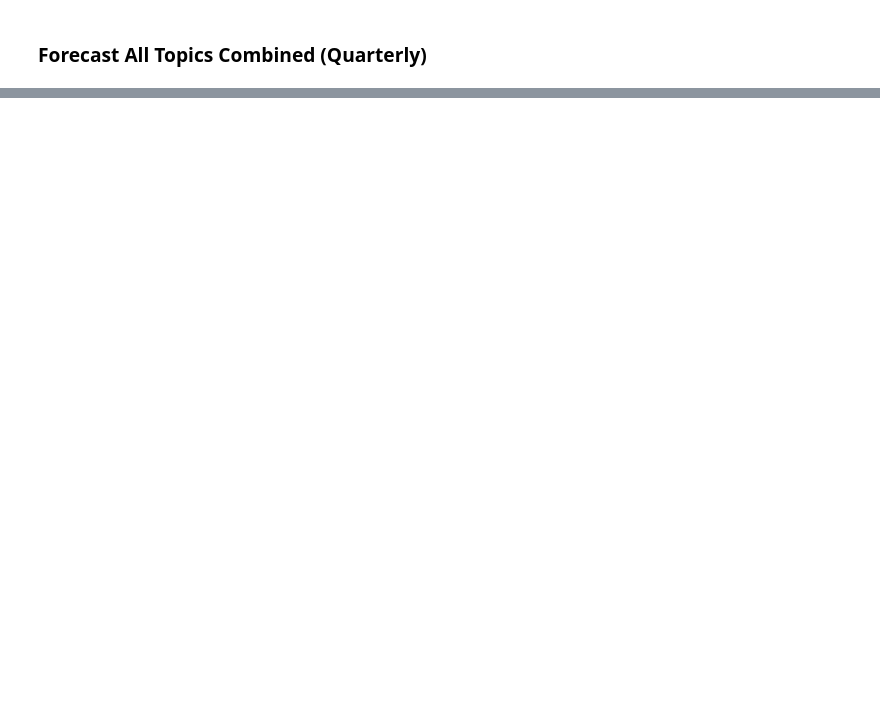
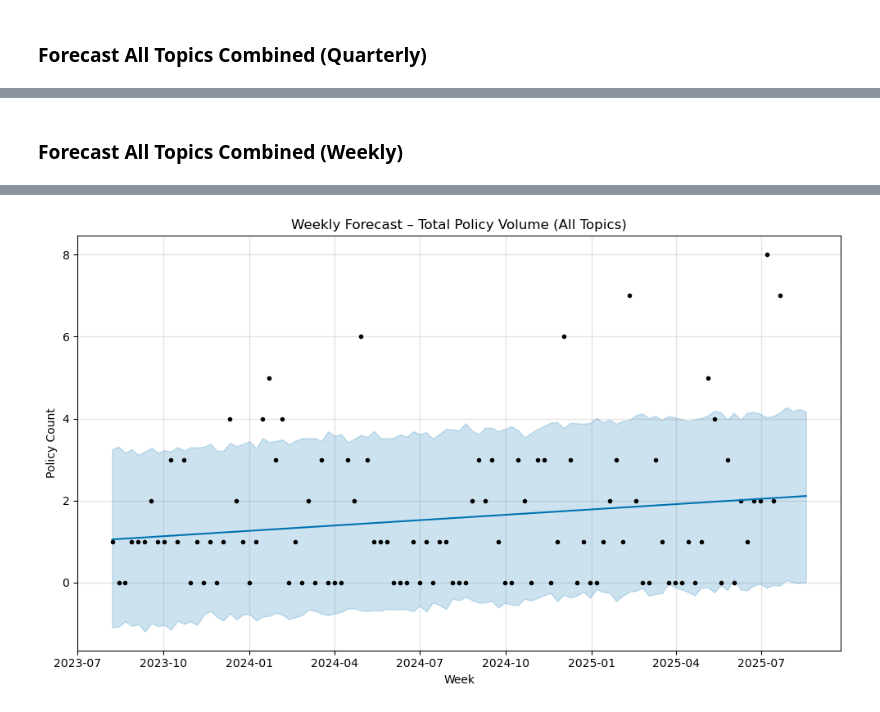
Before and after one commit to AmritaNeogi/GDPR-CCPA-Risk-Pipeline-with-Airflow, a Jupyter notebook: notebooks/Temporal & Thematic Forecasting.ipynb, the cells around one changed output, grey strips where cells are left out. Saved outputs shown, nothing was run; the diff lists cells and outputs as text; code cells hidden in the pictures; blank space fills up the shorter version.

```diff
--- a/notebooks/Temporal & Thematic Forecasting.ipynb
+++ b/notebooks/Temporal & Thematic Forecasting.ipynb
@@ -337,0 +340,8 @@ plt.show()
+# %%
+# Load file with severity and topic labels
+df = pd.read_csv("../data/processed/cleaned_with_topic_and_severity.csv", parse_dates=["date"])
+
+# Clean + map severity if not already done
+severity_map = {"LOW": 1, "MEDIUM": 2, "HIGH": 3}
+df["severity_score"] = df["severity"].str.upper().map(severity_map)
+df.dropna(subset=["date", "topic"], inplace=True)
@@ -337,0 +381,26 @@ plt.show()
+# %% [markdown]
+### Forecast All Topics Combined (Weekly)
+# %%
+# Weekly aggregation (all topics)
+weekly_total = (
+    df.groupby(pd.Grouper(key="date", freq="W-MON"))  # W-MON means “weekly on Mondays”
+    .agg(policy_count=("title", "count"))
+    .reset_index()
+    .rename(columns={"date": "ds", "policy_count": "y"})
+)
+
+# Prophet Forecast
+model_total = Prophet()
+model_total.fit(weekly_total)
+
+future_total = model_total.make_future_dataframe(periods=4, freq="W-MON")
+forecast_total = model_total.predict(future_total)
+
+# Plot
+model_total.plot(forecast_total)
+plt.title("Weekly Forecast – Total Policy Volume (All Topics)")
+plt.xlabel("Week")
+plt.ylabel("Policy Count")
+plt.tight_layout()
+plt.show()
+# %% [output]
@@ -337,0 +409 @@ plt.show()
+[figure, added]
```
Also changed, not shown: parts of 6 cells of this notebook.
